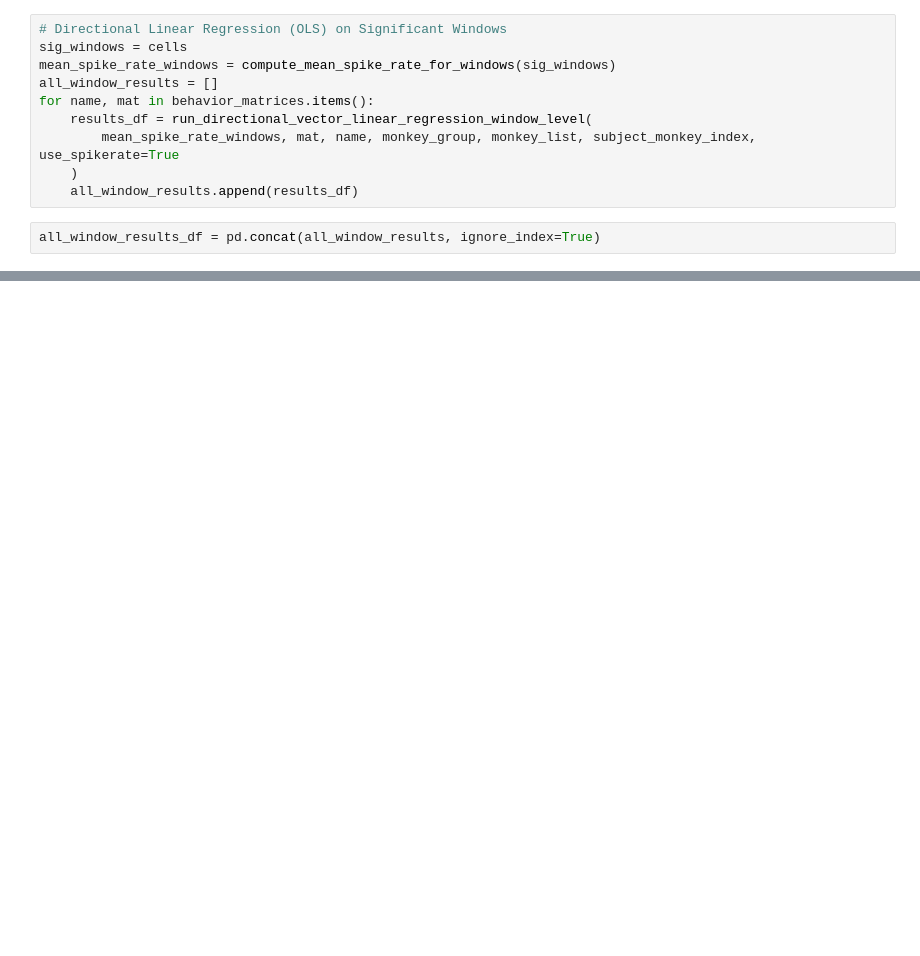
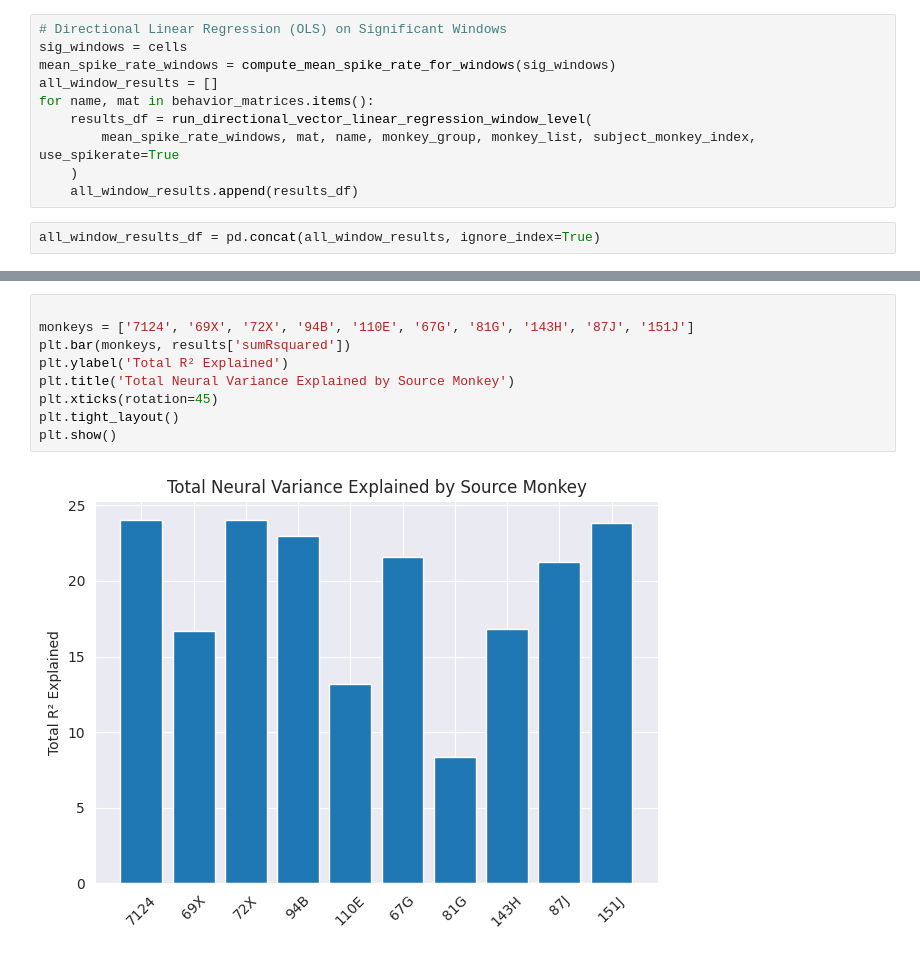
Before and after one commit to EdConnorLab/Julie, a Jupyter notebook: src/linear_regression_by_ed/for_vss_poster.ipynb, the cells around one changed output, grey strips where cells are left out. Saved outputs shown, nothing was run; the diff lists cells and outputs as text; blank space fills up the shorter version.

```diff
--- a/src/linear_regression_by_ed/for_vss_poster.ipynb
+++ b/src/linear_regression_by_ed/for_vss_poster.ipynb
@@ -86,0 +264,11 @@ mean_spike_rate = compute_mean_spike_rate_for_windows(filtered_df)
+# %%
+
+monkeys = ['7124', '69X', '72X', '94B', '110E', '67G', '81G', '143H', '87J', '151J']
+plt.bar(monkeys, results['sumRsquared'])
+plt.ylabel('Total R² Explained')
+plt.title('Total Neural Variance Explained by Source Monkey')
+plt.xticks(rotation=45)
+plt.tight_layout()
+plt.show()
+# %% [output]
+[figure, added]
```
Also changed, not shown: parts of 17 cells of this notebook.
